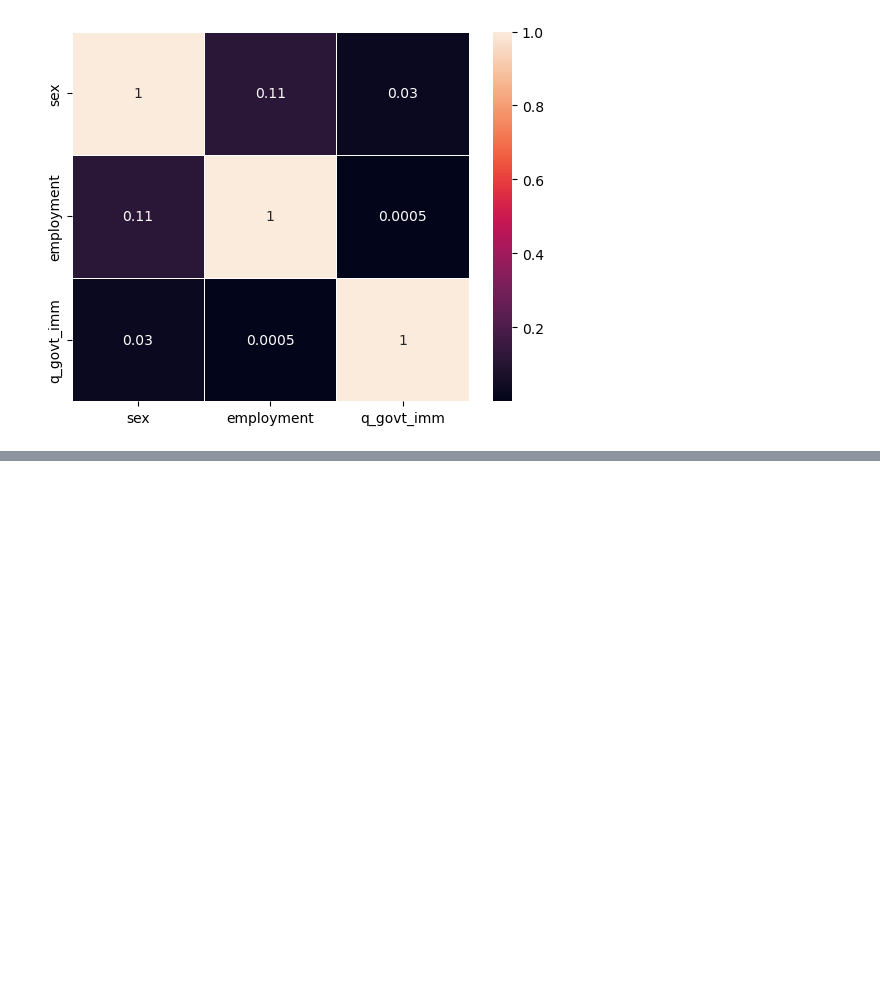
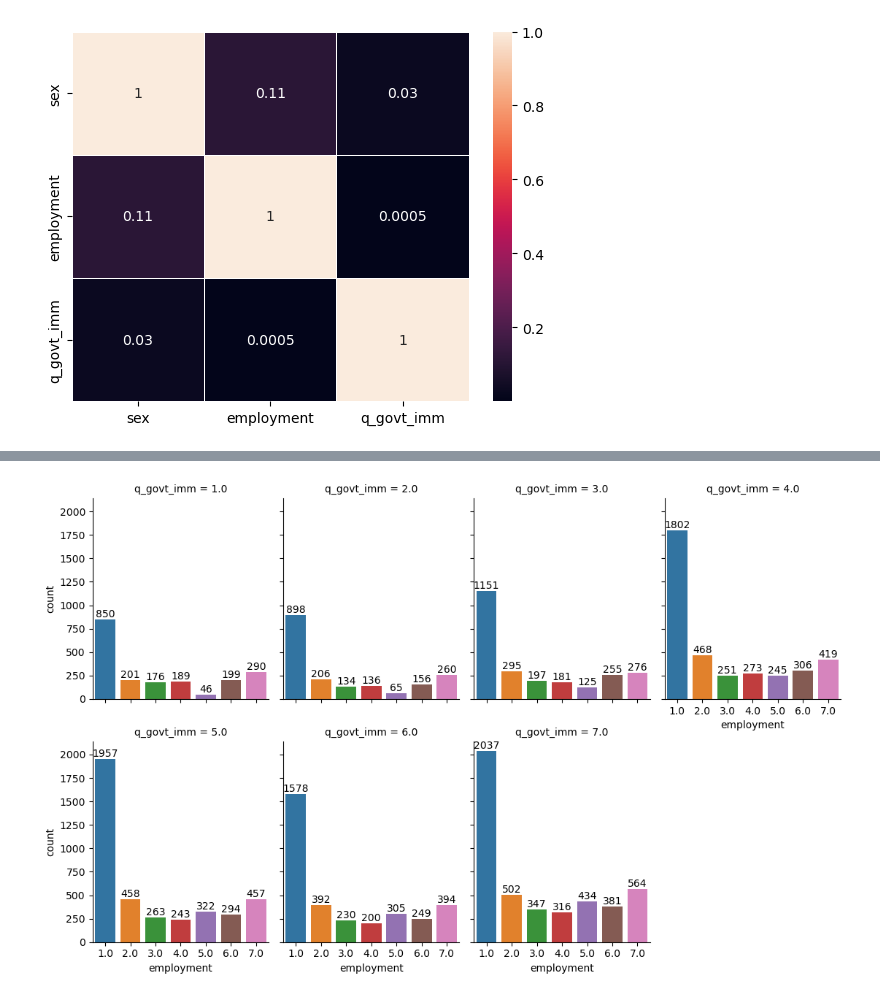
Before and after one commit to Arseny13/hw_sc_tf, a Jupyter notebook: визуализация/дз.ipynb, the cells around one changed output, grey strips where cells are left out. Cells and saved outputs as stored; diff of their text form; code cells hidden in the pictures; blank space fills up the shorter version.

```diff
--- a/визуализация/дз.ipynb
+++ b/визуализация/дз.ipynb
@@ -131,0 +78,6 @@ g = sns.catplot(data=df, x="sex", col="q_govt_imm", col_wrap=4,  kind="count", h
+# %%
+g = sns.catplot(data=df, x="employment", col="q_govt_imm", col_wrap=4,  kind="count", height=3.5, aspect=.8)
+for ax in g.axes.flat:
+    ax.bar_label(ax.containers[0])
+# %% [output]
+[figure, added]
```
Also changed, not shown: parts of 21 cells of this notebook.
